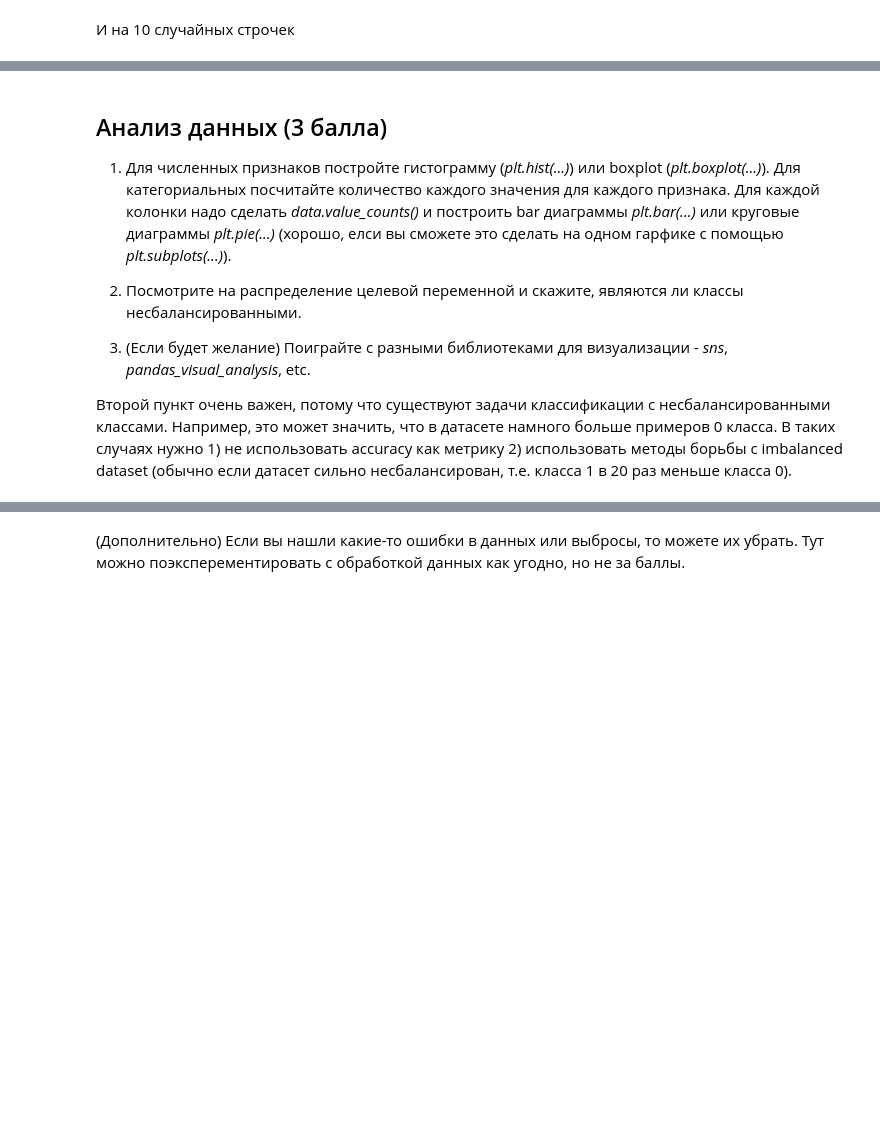
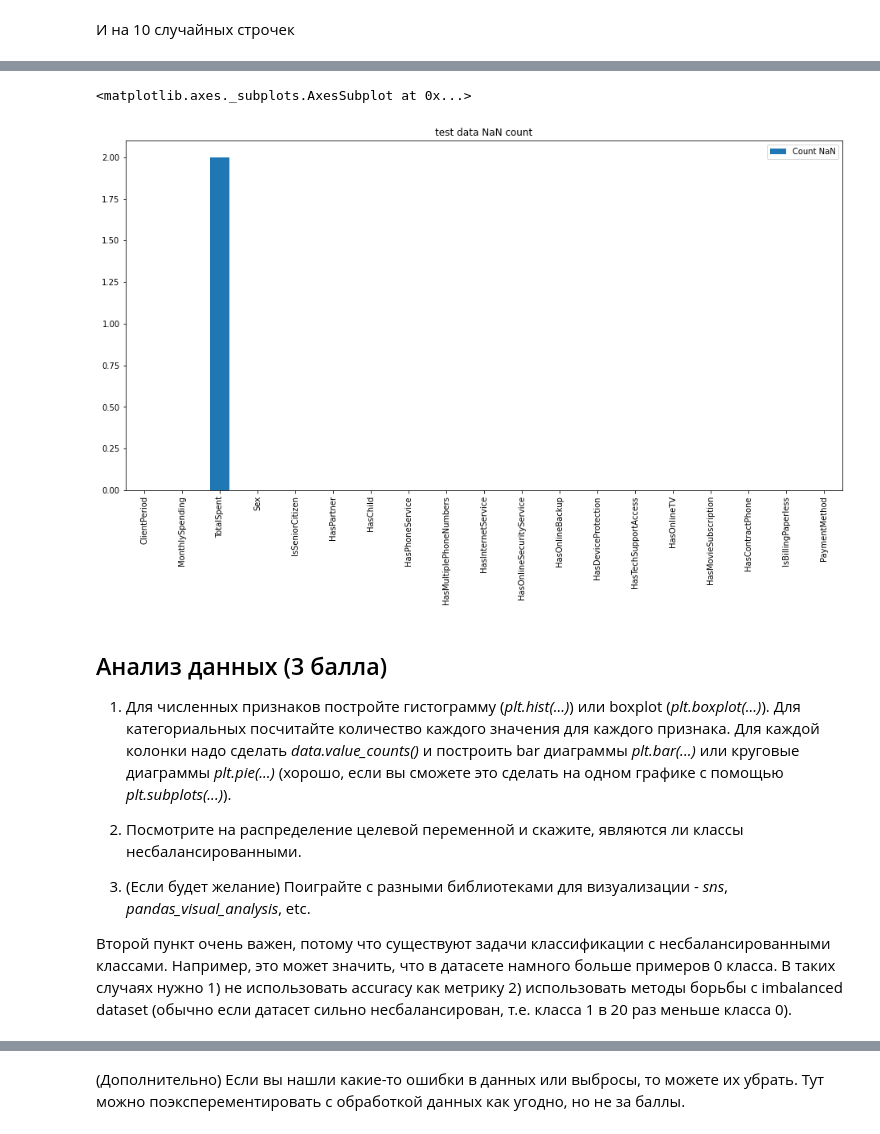
Before and after one commit to noname19871/DLS2022_advanced, a Jupyter notebook: homeworks/homework3/[homework]baseline.ipynb, the cells around one changed output, grey strips where cells are left out. Cells and saved outputs as stored; diff of their text form; code cells hidden in the pictures; blank space fills up the shorter version.

```diff
--- a/homeworks/homework3/[homework]baseline.ipynb
+++ b/homeworks/homework3/[homework]baseline.ipynb
@@ -146,0 +226,6 @@ train.sample(n=10)
+# %%
+nan_df = pd.DataFrame(test.isna().sum(), columns=['Count NaN'])
+nan_df.plot(kind="bar", figsize=(16, 8), title='test data NaN count')
+# %% [output]
+<matplotlib.axes._subplots.AxesSubplot at 0x...>
+[figure, added]
@@ -147,7 +235,7 @@ train.sample(n=10)
 # %% [markdown]
 ## Анализ данных (3 балла)
 
-1) Для численных признаков постройте гистограмму (*plt.hist(...)*) или boxplot (*plt.boxplot(...)*). Для категориальных посчитайте количество каждого значения для каждого признака. Для каждой колонки надо сделать *data.value_counts()* и построить bar диаграммы *plt.bar(...)* или круговые диаграммы *plt.pie(...)* (хорошо, елси вы сможете это сделать на одном гарфике с помощью *plt.subplots(...)*).
+1) Для численных признаков постройте гистограмму (*plt.hist(...)*) или boxplot (*plt.boxplot(...)*). Для категориальных посчитайте количество каждого значения для каждого признака. Для каждой колонки надо сделать *data.value_counts()* и построить bar диаграммы *plt.bar(...)* или круговые диаграммы *plt.pie(...)* (хорошо, если вы сможете это сделать на одном графике с помощью *plt.subplots(...)*).
 
 2) Посмотрите на распределение целевой переменной и скажите, являются ли классы несбалансированными.
 
```
Also changed, not shown: parts of 18 cells of this notebook.
